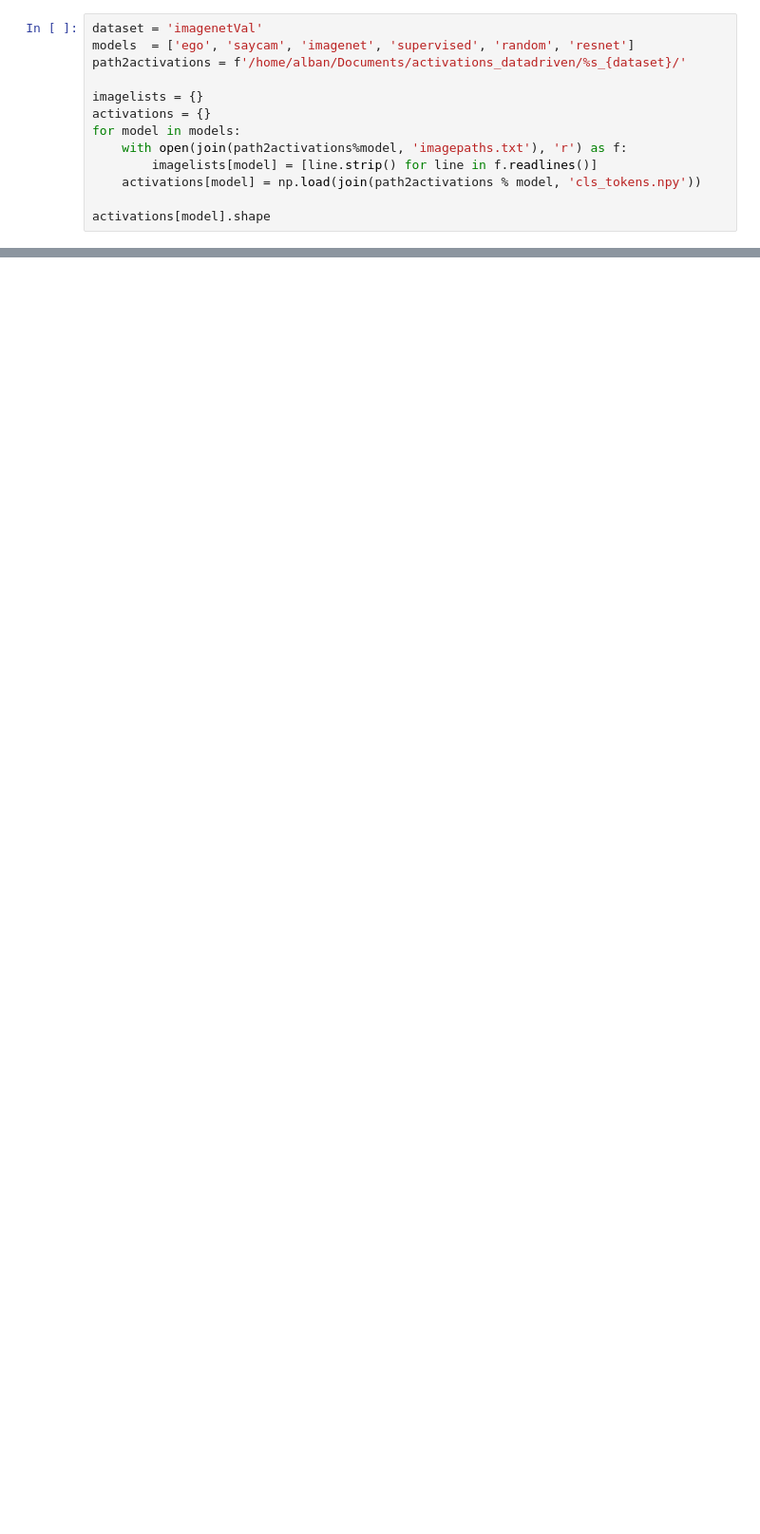
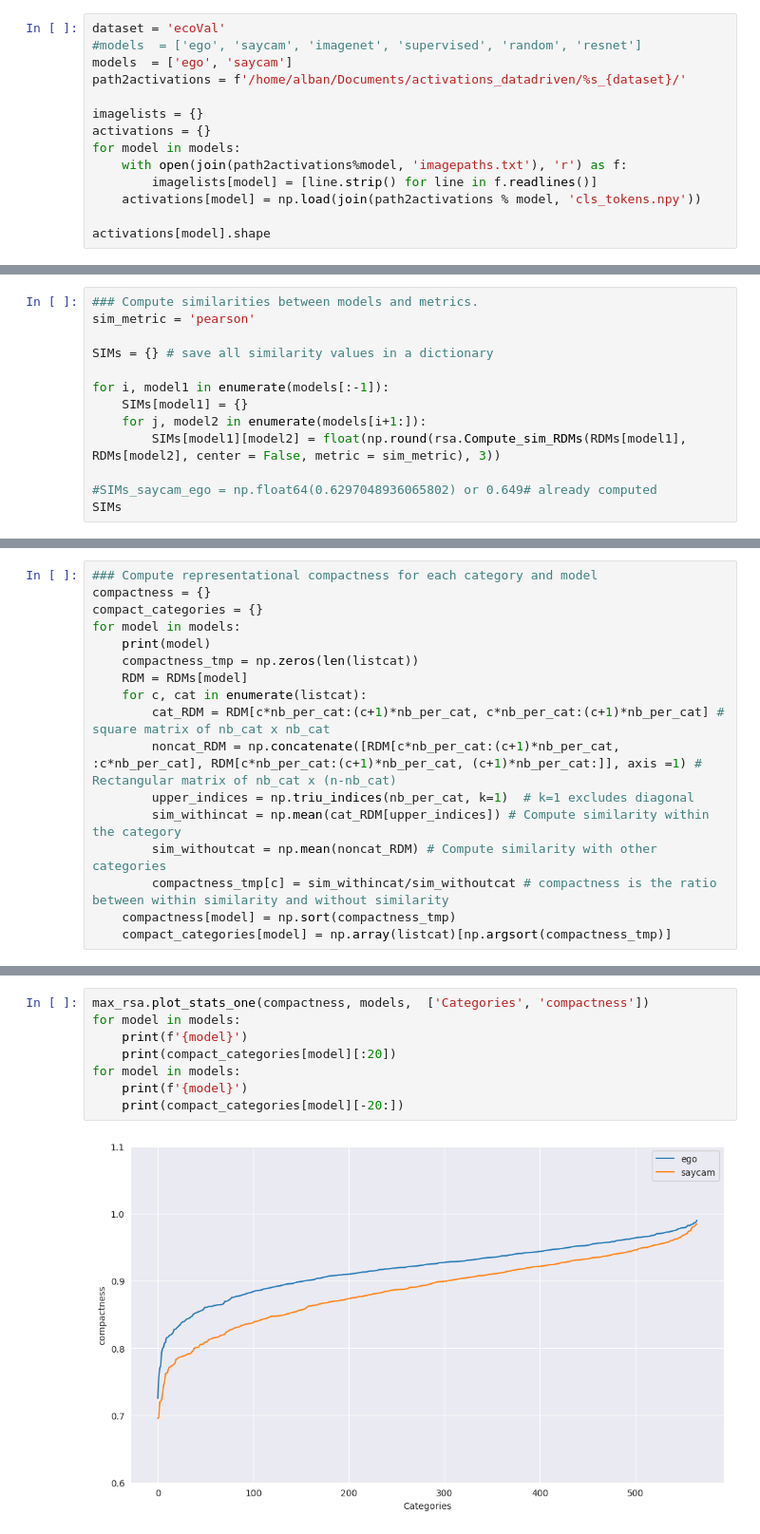
Before and after one commit to AlbanFlachot/SAYCam_Vs_EGO4D, a Jupyter notebook: compactness.ipynb, the cells around one changed output, grey strips where cells are left out. Shown at 95% size. Saved outputs shown, nothing was run; the diff lists cells and outputs as text; blank space fills up the shorter version.

```diff
--- a/compactness.ipynb
+++ b/compactness.ipynb
@@ -16,6 +24,7 @@ importlib.reload(rsa)
 # %%
-dataset = 'imagenetVal'
-models  = ['ego', 'saycam', 'imagenet', 'supervised', 'random', 'resnet']
+dataset = 'ecoVal'
+#models  = ['ego', 'saycam', 'imagenet', 'supervised', 'random', 'resnet']
+models  = ['ego', 'saycam']
 path2activations = f'/home/alban/Documents/activations_datadriven/%s_{dataset}/'
 
 imagelists = {}
@@ -55,0 +57,13 @@ nb_per_cat
+# %%
+### Compute similarities between models and metrics.
+sim_metric = 'pearson'
+
+SIMs = {} # save all similarity values in a dictionary
+
+for i, model1 in enumerate(models[:-1]):
+    SIMs[model1] = {}
+    for j, model2 in enumerate(models[i+1:]):
+        SIMs[model1][model2] = float(np.round(rsa.Compute_sim_RDMs(RDMs[model1], RDMs[model2], center = False, metric = sim_metric), 3))
+
+#SIMs_saycam_ego = np.float64(0.6297048936065802) or 0.649# already computed
+SIMs
@@ -269,0 +99,17 @@ Similarities ego and the others
+# %%
+### Compute representational compactness for each category and model
+compactness = {}
+compact_categories = {}
+for model in models:
+    print(model)
+    compactness_tmp = np.zeros(len(listcat))
+    RDM = RDMs[model]
+    for c, cat in enumerate(listcat):
+        cat_RDM = RDM[c*nb_per_cat:(c+1)*nb_per_cat, c*nb_per_cat:(c+1)*nb_per_cat] # square matrix of nb_cat x nb_cat
+        noncat_RDM = np.concatenate([RDM[c*nb_per_cat:(c+1)*nb_per_cat, :c*nb_per_cat], RDM[c*nb_per_cat:(c+1)*nb_per_cat, (c+1)*nb_per_cat:]], axis =1) # Rectangular matrix of nb_cat x (n-nb_cat)
+        upper_indices = np.triu_indices(nb_per_cat, k=1)  # k=1 excludes diagonal
+        sim_withincat = np.mean(cat_RDM[upper_indices]) # Compute similarity within the category
+        sim_withoutcat = np.mean(noncat_RDM) # Compute similarity with other categories
+        compactness_tmp[c] = sim_withincat/sim_withoutcat # compactness is the ratio between within similarity and without similarity
+    compactness[model] = np.sort(compactness_tmp)
+    compact_categories[model] = np.array(listcat)[np.argsort(compactness_tmp)]
@@ -269,0 +119,10 @@ Similarities ego and the others
+# %%
+max_rsa.plot_stats_one(compactness, models,  ['Categories', 'compactness'])
+for model in models:
+    print(f'{model}')
+    print(compact_categories[model][:20])
+for model in models:
+    print(f'{model}')
+    print(compact_categories[model][-20:])
+# %% [output]
+[figure, added]
```
Also changed, not shown: parts of 24 cells of this notebook, 13 other files.
